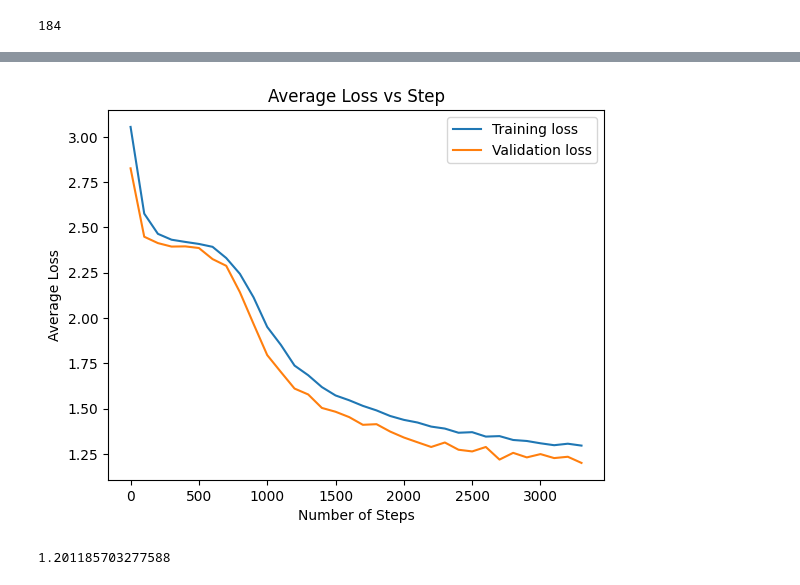
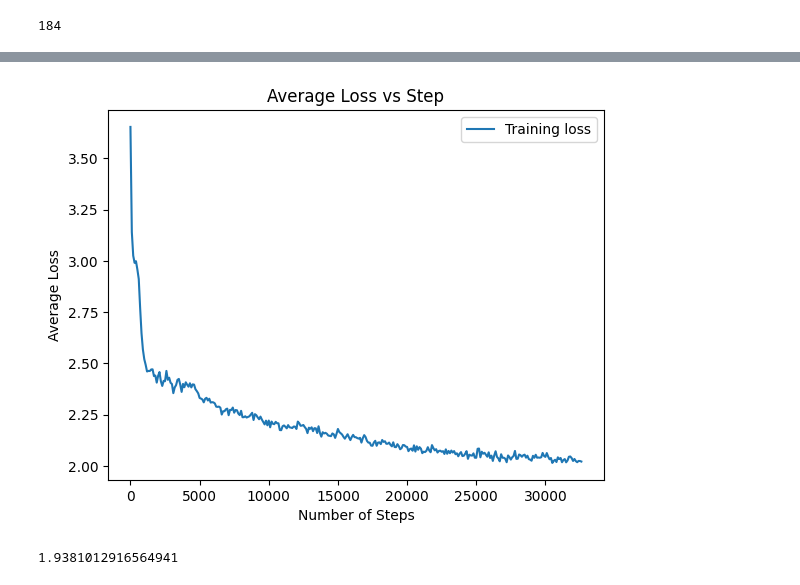
Before and after one commit to Master-Pr0grammer/LLM-From-Scratch, a Jupyter notebook: Transformer.ipynb, the cells around one changed output, grey strips where cells are left out. Cells and saved outputs as stored; diff of their text form; code cells hidden in the pictures.

Commit message:
started moe model

```diff
--- a/Transformer.ipynb
+++ b/Transformer.ipynb
@@ -55,39 +55,42 @@ X: torch.Size([1, 128]), Y: torch.Size([1, 128])
 X: (batch size, chunk size), Y: (batch size, chunk size, num char)
 # %%
 # Create new model with hyper parameters
-chunk_size = 128*4
-embedding_dim = 256*2 #must be some factor of heads in attention layers
+chunk_size = 64
+embedding_dim = 256 #must be some factor of heads in attention layers
 
 # Transforer Hyper parameters
-num_attention_blocks = 16
-num_heads = 8
+num_attention_blocks = 2
+num_heads = 4
 
 # Regularization parameters
-dropout_rate = 0.1
-weight_decay = 1.0
+dropout_rate = 0.0
+#weight_decay = 1.0
 
 # Training parameters
 batch_size = 8
-learning_rate = 0.001 #0.0001 learns fastest
+learning_rate = 0.0001 #0.0001 learns fastest
 train_time = 6000 # minutes
 num_step = 15000
 
 # Training
 flatten_const = 100
 
+num_experts = 8
+
 # Create new model from hyper parameters
-model = Transformer(
+model = MOE_Transformer(
     len(tokenizer.vocab_list),
     embedding_dim, chunk_size,
     num_heads,
     num_attention_blocks,
     learning_rate,
+    num_experts,
     dropout_rate
 ).to(device)
 
 print(model.get_parameter_count(), 'Million Parameters')
 
-model.optimizer= torch.optim.AdamW(model.parameters(), lr=learning_rate, weight_decay=weight_decay)
+#model.optimizer= torch.optim.AdamW(model.parameters(), lr=learning_rate, weight_decay=weight_decay)
 cost_data, cost_it, val_data=[],[], []
 step=0
 # %% [output]
@@ -95,5 +98,5 @@ step=0
 # %%
-model = torch.compile(model, backend="eager", mode="reduce-overhead")
+#model = torch.compile(model, backend="eager", mode="reduce-overhead")
 # %%
 # load saved checkpoint
 # model:Transformer = Transformer.create_from_checkpoint('Checkpoint.pth.tar', device=device).to(device)
@@ -107,6 +110,8 @@ Appx num steps before overfit: 5749
 print(data.train_text.count('</ep'))
 # %% [output]
 184
+# %%
+batch_size = 8
 # %%
 # Train Model
 model.train()
@@ -170,18 +192,18 @@ KeyboardInterrupt:
 # %%
 # Plot training data
 plt.plot(torch.arange(0, len(cost_data))*flatten_const, cost_data, label='Training loss')
 #plt.plot(torch.arange(800, len(cost_data))*flatten_const, cost_data[800:], label='Training loss')
-plt.plot((torch.arange(0, len(val_data))+len(cost_data)-len(val_data))*flatten_const, val_data, label='Validation loss')
+#plt.plot((torch.arange(0, len(val_data))+len(cost_data)-len(val_data))*flatten_const, val_data, label='Validation loss')
 plt.xlabel('Number of Steps')
 plt.ylabel('Average Loss')
 plt.title('Average Loss vs Step')
 plt.legend()
 plt.show()
 
 print(min(val_data))
 # %% [output]
-[figure, old version]
+[figure, new version]
-1.201185703277588
+1.9381012916564941
 # %%
 # Run full test set
 model.eval()
```
Also changed, not shown: parts of 6 cells of this notebook, 2 other files.
